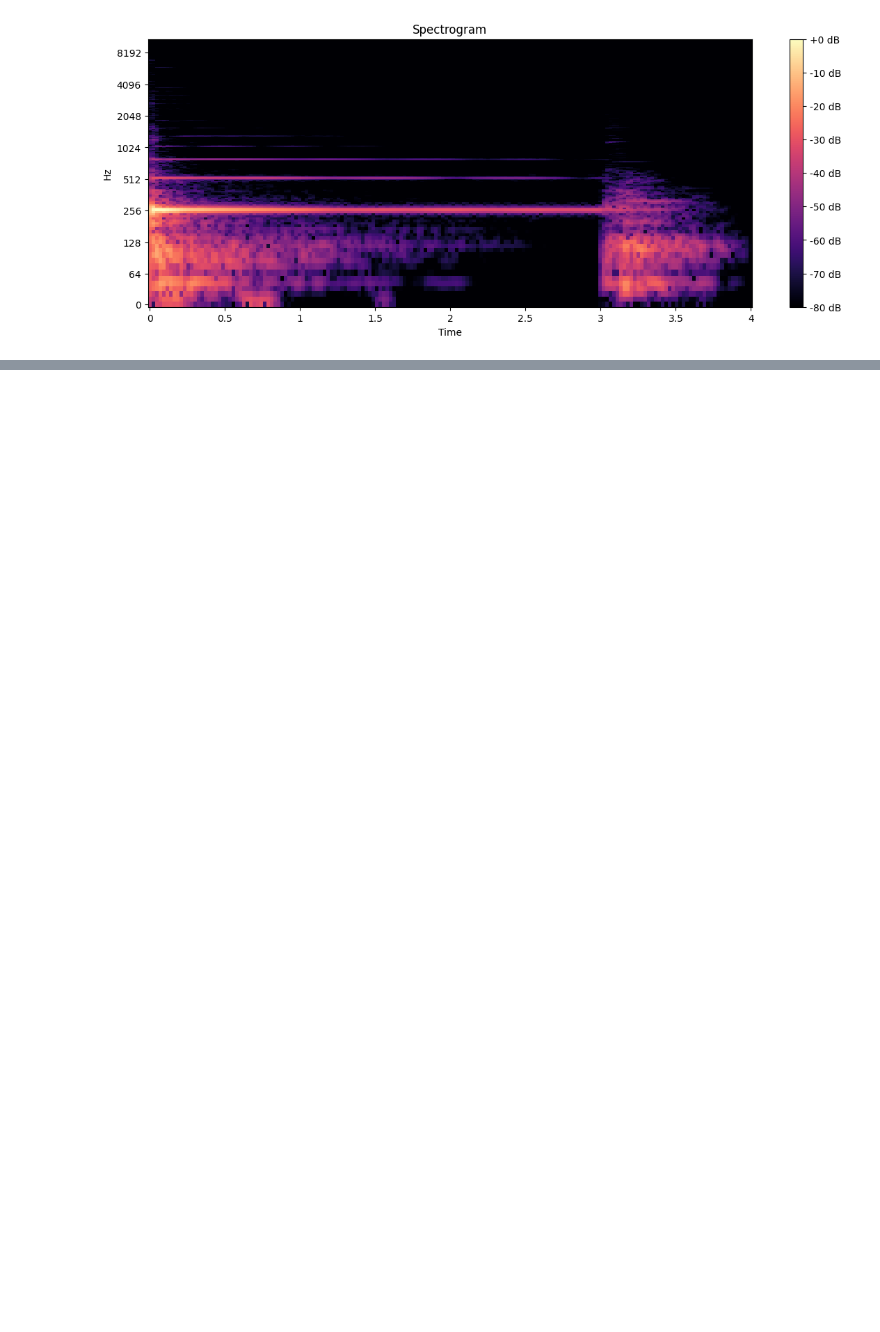
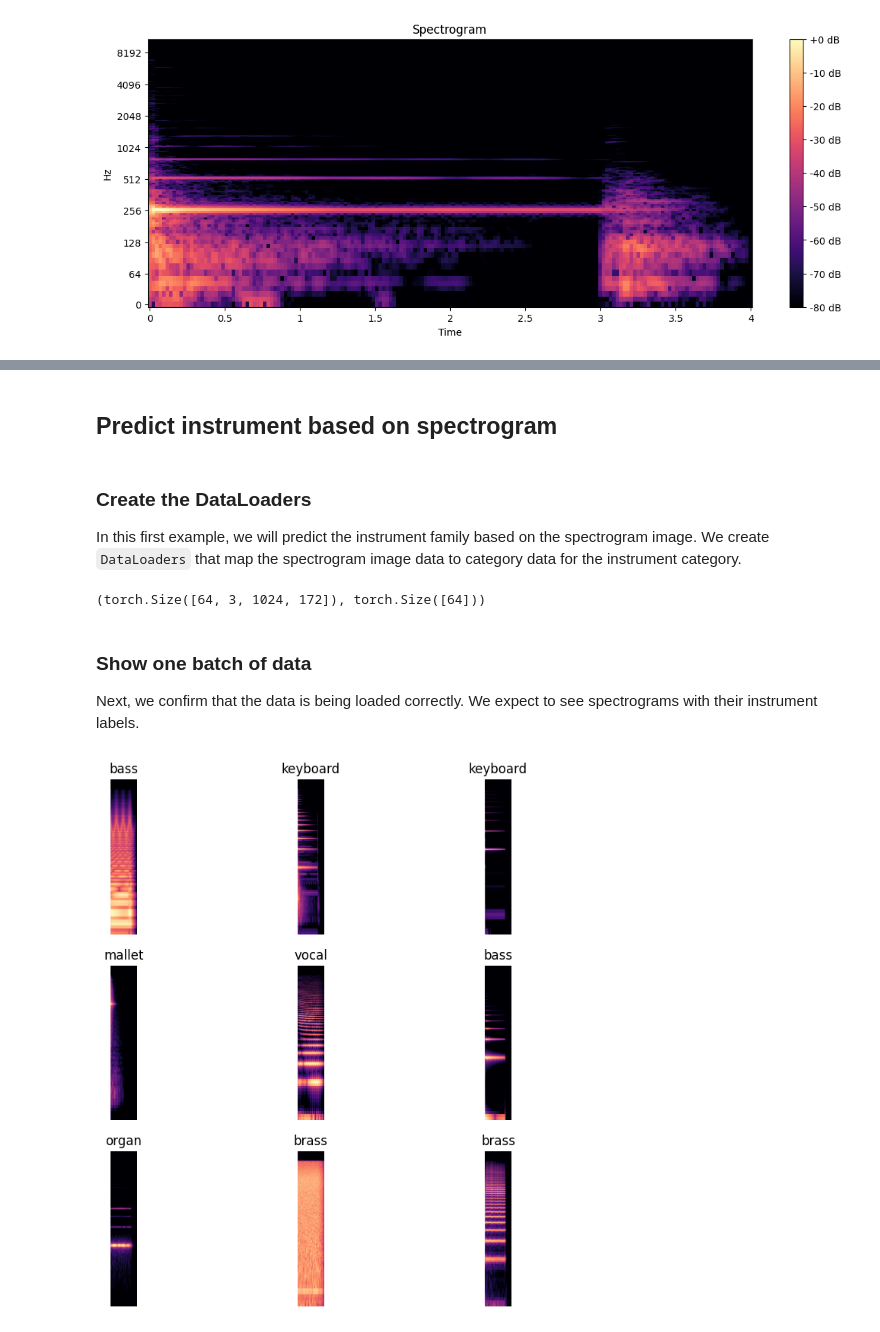
Before and after one commit to Anton-Tcholakov/fastai-playground, a Jupyter notebook: exercises/audio_classifier/audio_classifier.ipynb, the cells around one changed output, grey strips where cells are left out. Drawn from its saved outputs; the diff is of its cells as text; code cells hidden in the pictures; blank space fills up the shorter version.

```diff
--- a/exercises/audio_classifier/audio_classifier.ipynb
+++ b/exercises/audio_classifier/audio_classifier.ipynb
@@ -96,3 +102,40 @@ for key, _ in examples.items():
     # Save the figure with dpi=1
     plt.savefig('../../training-data/nsynth-valid/spectrograms/' + key + '.png', bbox_inches='tight', pad_inches=0)
     plt.close()
+# %% [markdown]
+## Predict instrument based on spectrogram
+# %% [markdown]
+### Create the DataLoaders
+
+In this first example, we will predict the instrument family based on the spectrogram image. We create `DataLoaders` that map the spectrogram image data to category data for the instrument category.
+# %%
+from fastai.vision.all import *
+
+def get_instrument_family(path):
+    filename = os.path.basename(path)[:-4]
+    example = examples[filename]
+    return example['instrument_family_str']
+
+instrument_dls = DataBlock(
+    blocks=(ImageBlock(), CategoryBlock()),
+    get_items=get_image_files,
+    splitter=RandomSplitter(valid_pct=0.2, seed=42),
+    get_y=get_instrument_family
+).dataloaders("../../training-data/nsynth-valid/spectrograms/", bs=64)
+# %%
+xs, ys = instrument_dls.one_batch()
+
+# Input batch size is 64 and each image is 1024x172 pixels
+# with three colour channels. Therefore we expect xs to have
+# shape (64, 3, 172, 1024) and ys to have shape (64,).
+xs.shape, ys.shape
+# %% [output]
+(torch.Size([64, 3, 1024, 172]), torch.Size([64]))
+# %% [markdown]
+### Show one batch of data
+
+Next, we confirm that the data is being loaded correctly. We expect to see spectrograms with their instrument labels.
+# %%
+instrument_dls.show_batch()
+# %% [output]
+[figure, added]
```
Also changed, not shown: parts of 39 cells of this notebook.
